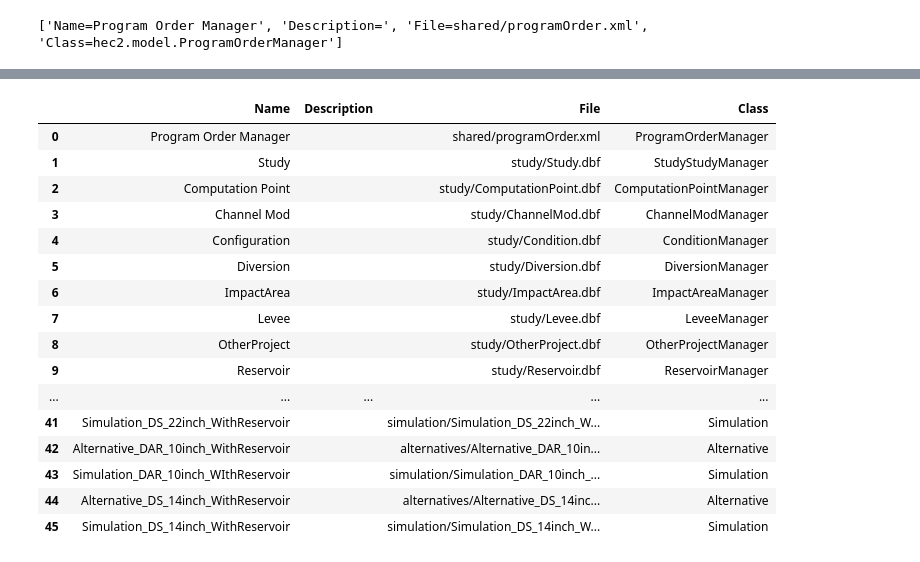
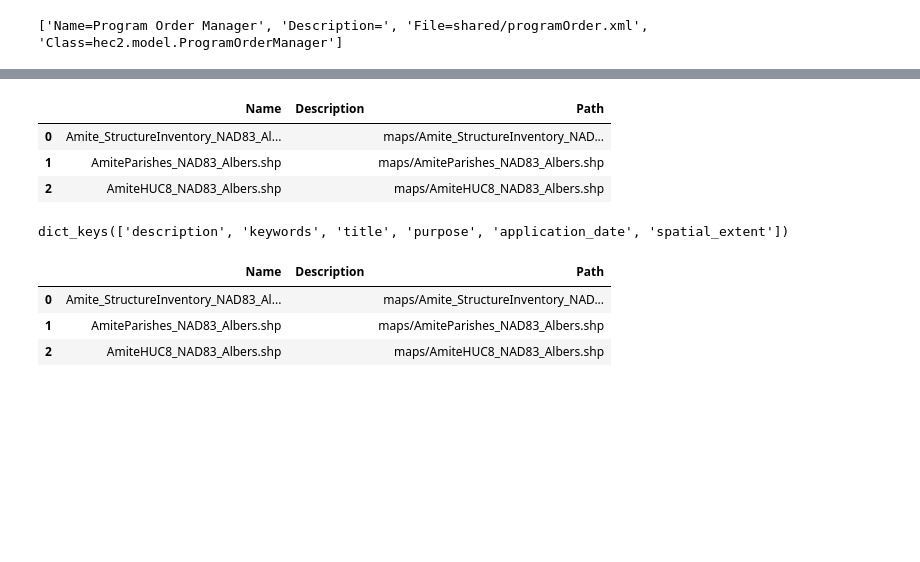
Before and after one commit to waterinstitute/EnDMC_Desktop, a Jupyter notebook: dev/fia/fia_parser.ipynb, the cells around one changed output, grey strips where cells are left out. Drawn from its saved outputs; the diff is of its cells as text; code cells hidden in the pictures; blank space fills up the shorter version.

Commit message:
fia model application dev complete. simulation just about. TODO: move dev to production, recreate headless branch, use pyinstaller, and release to Github.

```diff
--- a/dev/fia/fia_parser.ipynb
+++ b/dev/fia/fia_parser.ipynb
@@ -7,7 +7,7 @@ from datetime import datetime
 from bs4 import BeautifulSoup
 import copy
 
-prj = r"Z:\LWI\FIA Darlington\AmiteWatershed_2016Event_WithDarlingtonReservoir\AmiteWatershed_2016Event.prj"
+prj = r"C:\Users\mmcmanus\Documents\Working\models\FIA Darlington\AmiteWatershed_2016Event_WithDarlingtonReservoir\AmiteWatershed_2016Event.prj"
 prj_dir, prj_file_tail = os.path.split(prj)
 prj_name = prj_file_tail.split(".")[0]
 
@@ -24,14 +24,25 @@ lines = [s.strip('\n') for s in lines]
 keyValueList = copy.deepcopy(lines)
 
 # get fia version, author, and date
+proj_fia_version        = None
+proj_created_date_unix  = None
+proj_created_date       = None
+proj_description        = None
+proj_author             = None
+
 for i,v in enumerate(lines):
+        # print (v)
         if 'Version=' in v:
                 proj_fia_version = v.split('=')[-1]
+
         if 'Created=' in v:
                 # Timestamp is in milliseconds. Divided by 1000 to get timestamp in seconds
                 proj_created_date_unix = int(v.split('=')[-1])/1000
                 # Convert to datetime format
                 proj_created_date = datetime.utcfromtimestamp(proj_created_date_unix).strftime("%Y-%m-%d")
+
+        if 'ProjectDescription=' in v:
+                proj_description = v.split('=')[-1]
 
         if 'Created By=' in v:
                 proj_author = v.split('=')[-1]
@@ -80,3 +78,16 @@ mapList
+# %%
+map_kv_list = []
+for subList in mapList:
+    kv = {
+        # Name
+        subList[0].split('=')[0] : subList[0].split('=')[-1],
+        # Description
+        subList[1].split('=')[0] : subList[1].split('=')[-1],
+        # Path
+        subList[2].split('=')[0] : subList[2].split('=')[-1],
+    }
+    map_kv_list.append(kv)
+# map_kv_list
 # %%
 # spatial extent - ManagerList - Class=hec2.fia.model.TerrainModelManager - File=watershed/terrain grids/amite_ws_10ft_dem.tgrid
 # Find subList in ManagerList containing Class=hec2.fia.model.TerrainModelManager
@@ -140,22 +115,12 @@ manager_kv_list
 # %%
 import pandas as pd
-df = pd.DataFrame(manager_kv_list)
-df
+manager_df = pd.DataFrame(manager_kv_list)
+# manager_df
+map_df = pd.DataFrame(map_kv_list)
+map_df.loc[manager_df.Description == '', 'Description'] = ' '
+map_df
 # %% [output]
-|  | Name | Description | File | Class |
-| 0 | Program Order Manager |  | shared/programOrder.xml | ProgramOrderManager |
-| 1 | Study |  | study/Study.dbf | StudyStudyManager |
-| 2 | Computation Point |  | study/ComputationPoint.dbf | ComputationPointManager |
-| 3 | Channel Mod |  | study/ChannelMod.dbf | ChannelModManager |
-| 4 | Configuration |  | study/Condition.dbf | ConditionManager |
-| 5 | Diversion |  | study/Diversion.dbf | DiversionManager |
-| 6 | ImpactArea |  | study/ImpactArea.dbf | ImpactAreaManager |
-| 7 | Levee |  | study/Levee.dbf | LeveeManager |
-| 8 | OtherProject |  | study/OtherProject.dbf | OtherProjectManager |
-| 9 | Reservoir |  | study/Reservoir.dbf | ReservoirManager |
-| ... | ... | ... | ... | ... |
-| 41 | Simulation_DS_22inch_WithReservoir |  | simulation/Simulation_DS_22inch_W... | Simulation |
-| 42 | Alternative_DAR_10inch_WithReservoir |  | alternatives/Alternative_DAR_10in... | Alternative |
-| 43 | Simulation_DAR_10inch_WIthReservoir |  | simulation/Simulation_DAR_10inch_... | Simulation |
-| 44 | Alternative_DS_14inch_WithReservoir |  | alternatives/Alternative_DS_14inc... | Alternative |
-| 45 | Simulation_DS_14inch_WithReservoir |  | simulation/Simulation_DS_14inch_W... | Simulation |
+|  | Name | Description | Path |
+| 0 | Amite_StructureInventory_NAD83_Al... |  | maps/Amite_StructureInventory_NAD... |
+| 1 | AmiteParishes_NAD83_Albers.shp |  | maps/AmiteParishes_NAD83_Albers.shp |
+| 2 | AmiteHUC8_NAD83_Albers.shp |  | maps/AmiteHUC8_NAD83_Albers.shp |
@@ -161,0 +161,10 @@ df
+# %%
+model_template_json['description'] = proj_description
+model_template_json['purpose'] = proj_description
+model_template_json['title'] = f'HEC-FIA Model: {prj_name}'
+model_template_json['application_date'] = proj_created_date
+
+
+model_template_json.keys()
+# %% [output]
+dict_keys(['description', 'keywords', 'title', 'purpose', 'application_date', 'spatial_extent'])
@@ -161,0 +207,7 @@ df
+# %%
+map_df
+# %% [output]
+|  | Name | Description | Path |
+| 0 | Amite_StructureInventory_NAD83_Al... |  | maps/Amite_StructureInventory_NAD... |
+| 1 | AmiteParishes_NAD83_Albers.shp |  | maps/AmiteParishes_NAD83_Albers.shp |
+| 2 | AmiteHUC8_NAD83_Albers.shp |  | maps/AmiteHUC8_NAD83_Albers.shp |
```
Also changed, not shown: parts of 21 cells of this notebook, 5 other files.
